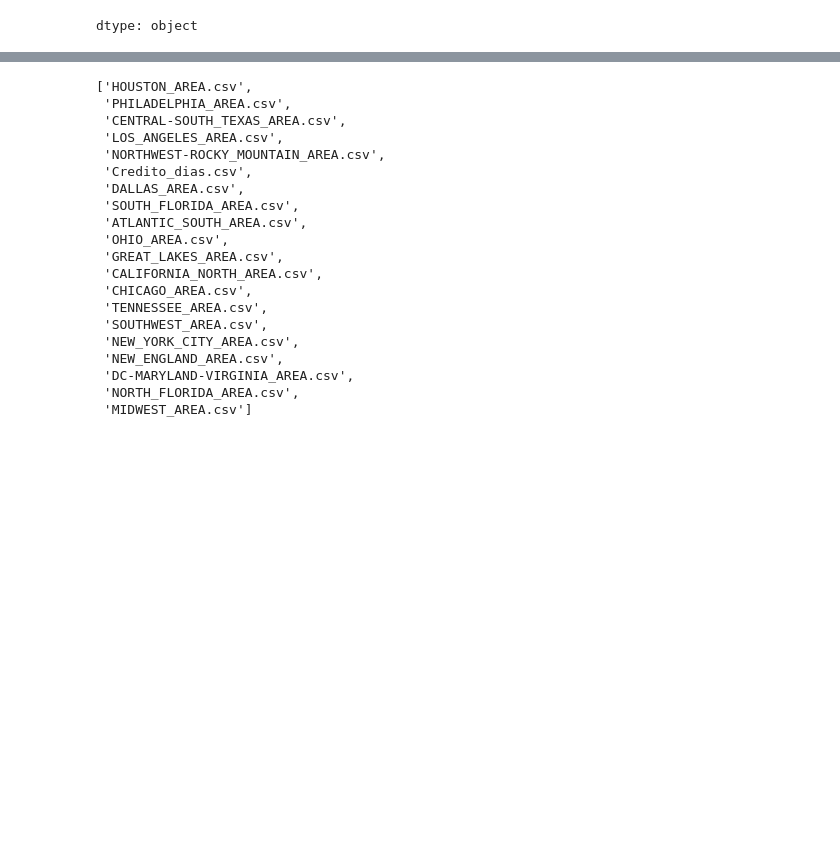
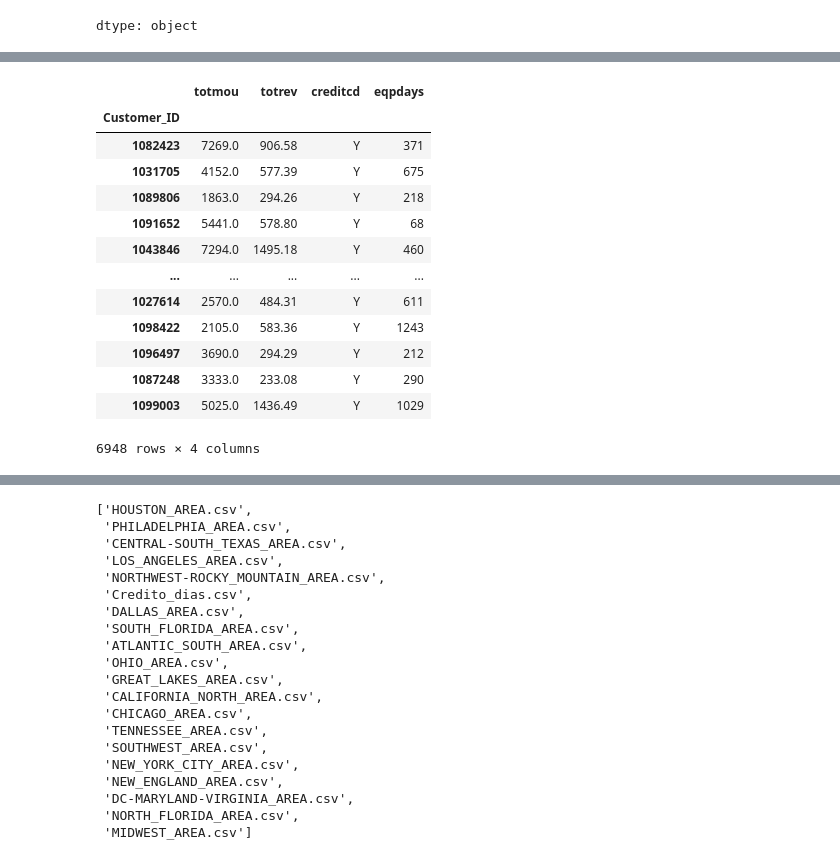
Before and after one commit to jazaineam1/Andes_ADDBD, a Jupyter notebook: Sesion4/M1_Clase_4_Manipulación_de_datos_en_Python.ipynb, the cells around one changed output, grey strips where cells are left out. Saved outputs shown, nothing was run; the diff lists cells and outputs as text; code cells hidden in the pictures; blank space fills up the shorter version.

```diff
--- a/Sesion4/M1_Clase_4_Manipulación_de_datos_en_Python.ipynb
+++ b/Sesion4/M1_Clase_4_Manipulación_de_datos_en_Python.ipynb
@@ -572,0 +583,17 @@ Determinar los percentiles 25, 50 y 75 para las columnas ttomou, totrev, eqpdays
+# %%
+df[df["creditcd"]=="Y"]
+# %% [output]
+|  | totmou | totrev | creditcd | eqpdays |
+| Customer_ID |  |  |  |  |
+| 1082423 | 7269.0 | 906.58 | Y | 371 |
+| 1031705 | 4152.0 | 577.39 | Y | 675 |
+| 1089806 | 1863.0 | 294.26 | Y | 218 |
+| 1091652 | 5441.0 | 578.80 | Y | 68 |
+| 1043846 | 7294.0 | 1495.18 | Y | 460 |
+| ... | ... | ... | ... | ... |
+| 1027614 | 2570.0 | 484.31 | Y | 611 |
+| 1098422 | 2105.0 | 583.36 | Y | 1243 |
+| 1096497 | 3690.0 | 294.29 | Y | 212 |
+| 1087248 | 3333.0 | 233.08 | Y | 290 |
+| 1099003 | 5025.0 | 1436.49 | Y | 1029 |
+6948 rows × 4 columns
```
Also changed, not shown: parts of 53 cells of this notebook.
